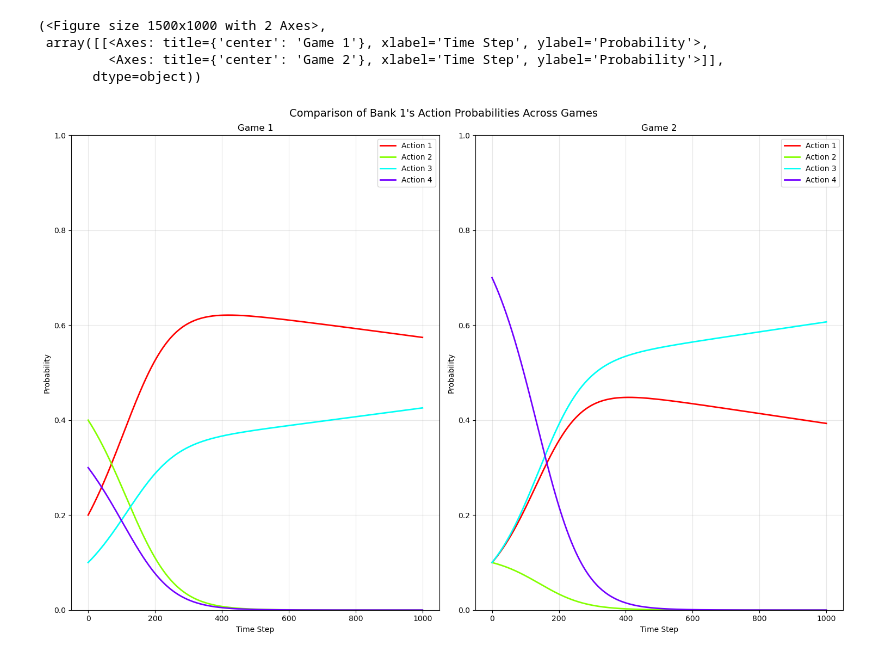
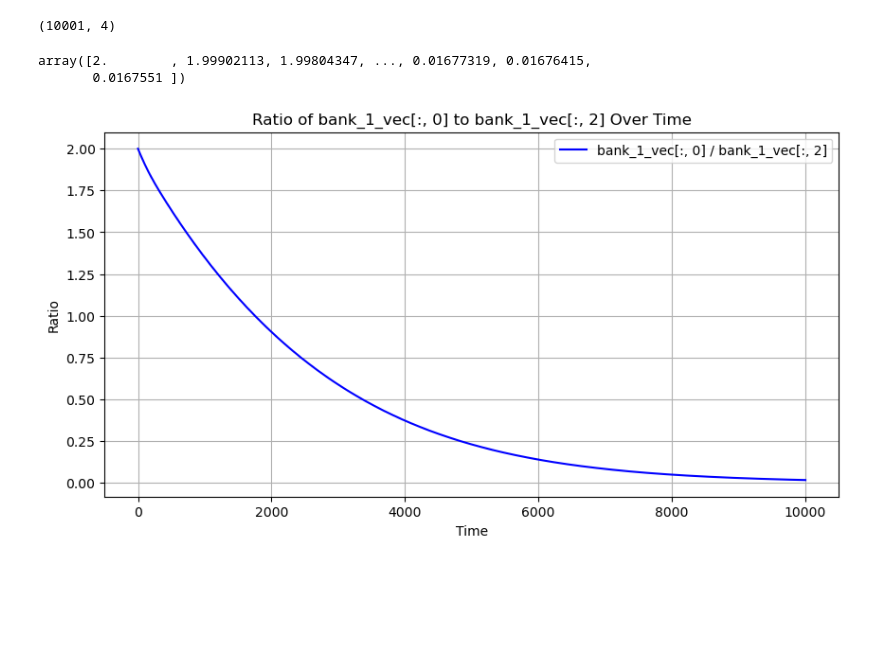
Before and after one commit to krishnacharya/bankgame, a Jupyter notebook: notebooks/exp1-weightsLok.ipynb, the cells around one changed output. Cells and saved outputs as stored; diff of their text form; code cells hidden in the pictures; blank space fills up the shorter version.

```diff
--- a/notebooks/exp1-weightsLok.ipynb
+++ b/notebooks/exp1-weightsLok.ipynb
@@ -10,28 +19,49 @@ from game.distributions import TruncatedGaussian
 # Define parameters
 gammas = [0.1, 0.4]
 taus = sorted([1/(2+gamma) for gamma in gammas])
+
+# 0 (gamma_l, tau_l), 1(gamma_l, tau_h), 2(gamma_h, tau_l), 3(gamma_h, tau_h)
 tg = TruncatedGaussian(mu = 0.6, sigma = 0.2)
 
 # Create results list as you did
 results = []
 
 
-# First game with true matrix
-game1 = GameTrueMatrix(gammas=gammas, taus=taus, dist = tg)
-results.append(game1.run_hedge(T=1000, p_b1=np.array([.2, .4, .1, .3]),
-                            p_b2=np.array([.2, .4, .1, .3]),
-                            eta=0.1))
+# # First game with true matrix
+# game1 = GameTrueMatrix(gammas=gammas, taus=taus, dist = tg)
+# results.append(game1.run_hedge(T=10000, p_b1=np.array([.2, .4, .1, .3]),
+#                             p_b2=np.array([.2, .4, .1, .3]),
+#                             eta=0.1))
 
-# Second game
-game2 = GameTrueMatrix(gammas, taus, dist = tg)
-results.append(game2.run_hedge(T=1000, p_b1=np.array([.1, .1, .1, .7]),
-                            p_b2=np.array([.2, .5, .2, .1]),
-                            eta=0.1))
+# # Second game
+# game2 = GameTrueMatrix(gammas, taus, dist = tg)
+# results.append(game2.run_hedge(T=10000, p_b1=np.array([.1, .1, .1, .7]),
+#                             p_b2=np.array([.2, .5, .2, .1]),
+#                             eta=0.1))
-# %%
-plot.plot_game_probability_comparison(results)
-# %% [output]
-(<Figure size 1500x1000 with 2 Axes>,
- array([[<Axes: title={'center': 'Game 1'}, xlabel='Time Step', ylabel='Probability'>,
-         <Axes: title={'center': 'Game 2'}, xlabel='Time Step', ylabel='Probability'>]],
-       dtype=object))
-[figure, removed]
+# %%
+bank_1_vec = results[0][1]
+bank_1_vec.shape
+# %% [output]
+(10001, 4)
+# %%
+bank_1_vec[:, 0] / bank_1_vec[:,2]
+# %% [output]
+array([2.        , 1.99902113, 1.99804347, ..., 0.01677319, 0.01676415,
+       0.0167551 ])
+# %%
+time = np.arange(bank_1_vec.shape[0])  # Generate a time axis based on the number of rows
+ratio = bank_1_vec[:, 0] / bank_1_vec[:, 2]  # Compute the ratio
+
+# Plot the data
+plt.figure(figsize=(10, 5))
+plt.plot(time, ratio, label="bank_1_vec[:, 0] / bank_1_vec[:, 2]", color="b")
+plt.xlabel("Time")
+plt.ylabel("Ratio")
+plt.title("Ratio of bank_1_vec[:, 0] to bank_1_vec[:, 2] Over Time")
+plt.legend()
+plt.grid(True)
+
+# Show the plot
+plt.show()
+# %% [output]
+[figure, added]
```
Also changed, not shown: parts of 9 cells of this notebook, 1 other file.
